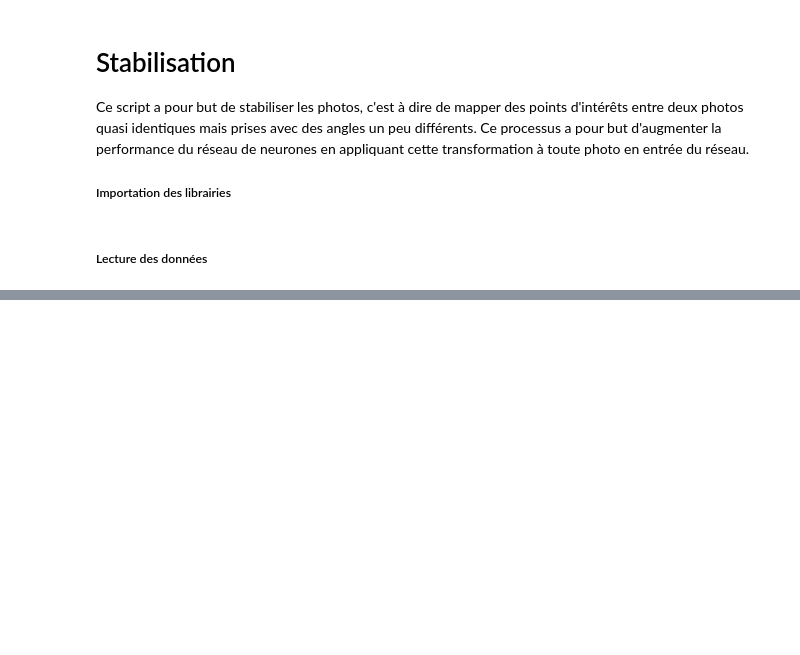
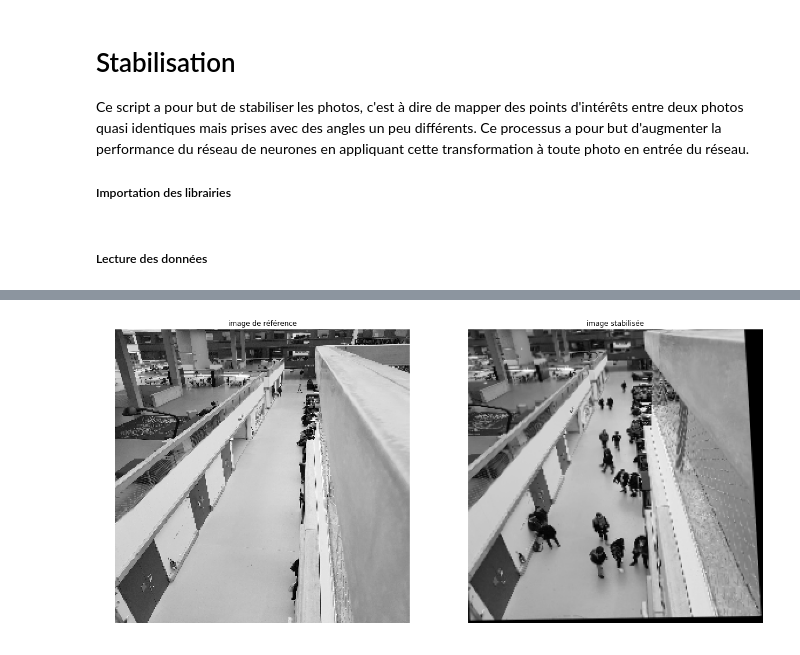
Before and after one commit to Erwandk/QueueDetection, a Jupyter notebook: code_projet/Stabilisation.ipynb, the cells around one changed output, grey strips where cells are left out. Saved outputs shown, nothing was run; the diff lists cells and outputs as text; code cells hidden in the pictures; blank space fills up the shorter version.

```diff
--- a/code_projet/Stabilisation.ipynb
+++ b/code_projet/Stabilisation.ipynb
@@ -159,8 +135,0 @@ x_int, y_int = get_interest_point(img, display=True)
-# %%
-img_ref_gray = cv2.cvtColor(img_ref, cv2.COLOR_RGB2GRAY)
-img_gray = cv2.cvtColor(img, cv2.COLOR_RGB2GRAY)
-
-rows,cols = img_gray.shape
-M = np.float32([[1,0,200],[0,1,150]])
-dst = cv2.warpAffine(img_gray,M,(cols,rows))
-plt.imshow(dst.astype(np.uint8), cmap='gray')
@@ -294,0 +139,15 @@ Best transformation : (0, 0)
+# %%
+# Transformation Affine de la photo
+test = cv2.warpAffine(img_gray, transform[0], dsize=(256, 256))
+plt.figure(figsize=(20, 20))
+plt.subplot(1, 2, 1)
+plt.imshow(cv2.cvtColor(img_ref, cv2.COLOR_RGB2GRAY).astype(np.uint8), cmap='gray')
+plt.axis('off')
+plt.title('image de référence')
+plt.subplot(1, 2, 2)
+plt.imshow(test, cmap='gray')
+plt.axis('off')
+plt.title('image stabilisée')
+plt.show()
+# %% [output]
+[figure, added]
```
Also changed, not shown: parts of 14 cells of this notebook.
